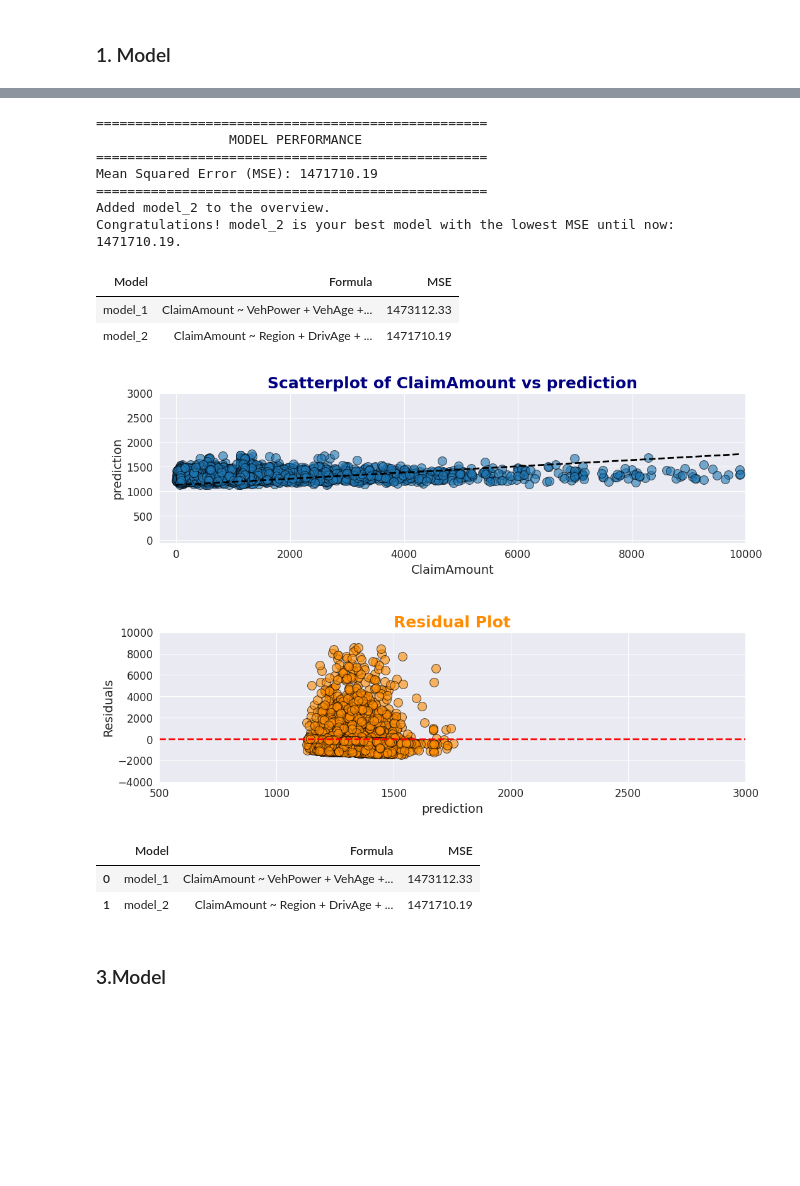
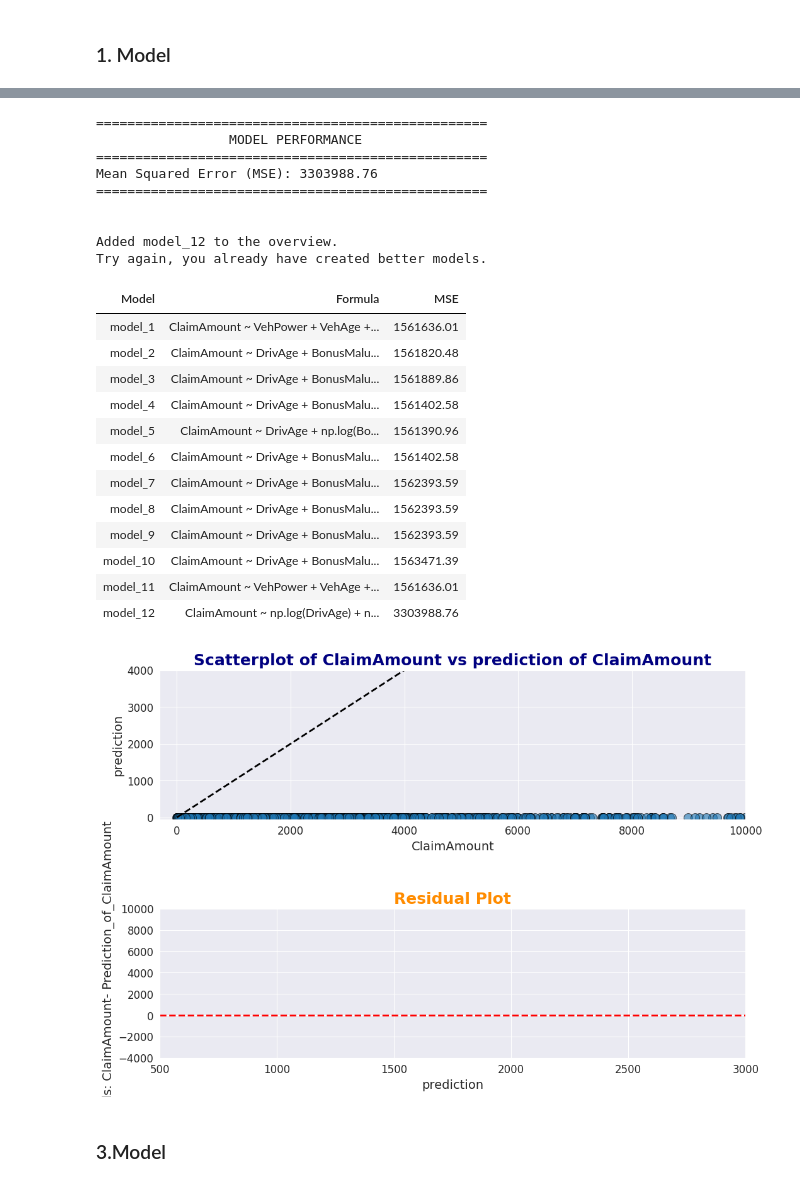
Before and after one commit to unkrejativ/axa-egoi-hands-on-session-2025, a Jupyter notebook: notebooks/2_modelling.ipynb, the cells around one changed output, grey strips where cells are left out. Saved outputs shown, nothing was run; the diff lists cells and outputs as text; code cells hidden in the pictures; blank space fills up the shorter version.

```diff
--- a/notebooks/2_modelling.ipynb
+++ b/notebooks/2_modelling.ipynb
@@ -97,4 +76,0 @@ data.describe() #pusheb
-# %%
-data.describe() #Großschäden noch weg
-print(len(data[data["ClaimAmount"]>10000]))
-data = data[data["ClaimAmount"]<10000] #extra-modell dafür
@@ -144,22 +151,30 @@ Please leave "ClaimAmount ~ " at the beginning, this determines that we want to
 # %%
-formula = "ClaimAmount ~ Region + DrivAge + BonusMalus"
+formula = "ClaimAmount ~ INSERT_YOUR_VARIABLES_HERE.CONCAT_THEM WITH_+_LIKE_IN_THE_PREVIOUS_EXAMPLE"
 
-
-train_evaluate_and_visualize_model(train = train, test = test, formula = formula, models_overview = models_overview)
+models_overview = train_evaluate_and_visualize_model(train = train, test = test, formula = formula, models_overview = models_overview)
 # %% [output]
 ==================================================
                  MODEL PERFORMANCE
 ==================================================
-Mean Squared Error (MSE): 1471710.19
+Mean Squared Error (MSE): 3303988.76
 ==================================================
-Added model_2 to the overview.
-Congratulations! model_2 is your best model with the lowest MSE until now: 1471710.19.
+
+
+Added model_12 to the overview.
+Try again, you already have created better models.
 | Model | Formula | MSE |
-| model_1 | ClaimAmount ~ VehPower + VehAge +... | 1473112.33 |
-| model_2 | ClaimAmount ~ Region + DrivAge + ... | 1471710.19 |
+| model_1 | ClaimAmount ~ VehPower + VehAge +... | 1561636.01 |
+| model_2 | ClaimAmount ~ DrivAge + BonusMalu... | 1561820.48 |
+| model_3 | ClaimAmount ~ DrivAge + BonusMalu... | 1561889.86 |
+| model_4 | ClaimAmount ~ DrivAge + BonusMalu... | 1561402.58 |
+| model_5 | ClaimAmount ~ DrivAge + np.log(Bo... | 1561390.96 |
+| model_6 | ClaimAmount ~ DrivAge + BonusMalu... | 1561402.58 |
+| model_7 | ClaimAmount ~ DrivAge + BonusMalu... | 1562393.59 |
+| model_8 | ClaimAmount ~ DrivAge + BonusMalu... | 1562393.59 |
+| model_9 | ClaimAmount ~ DrivAge + BonusMalu... | 1562393.59 |
+| model_10 | ClaimAmount ~ DrivAge + BonusMalu... | 1563471.39 |
+| model_11 | ClaimAmount ~ VehPower + VehAge +... | 1561636.01 |
+| model_12 | ClaimAmount ~ np.log(DrivAge) + n... | 3303988.76 |
-[figure, old version]
+[figure, new version]
-|  | Model | Formula | MSE |
-| 0 | model_1 | ClaimAmount ~ VehPower + VehAge +... | 1473112.33 |
-| 1 | model_2 | ClaimAmount ~ Region + DrivAge + ... | 1471710.19 |
 # %% [markdown]
 ### 3.Model
```
Also changed, not shown: parts of 21 cells of this notebook, 2 other files.
